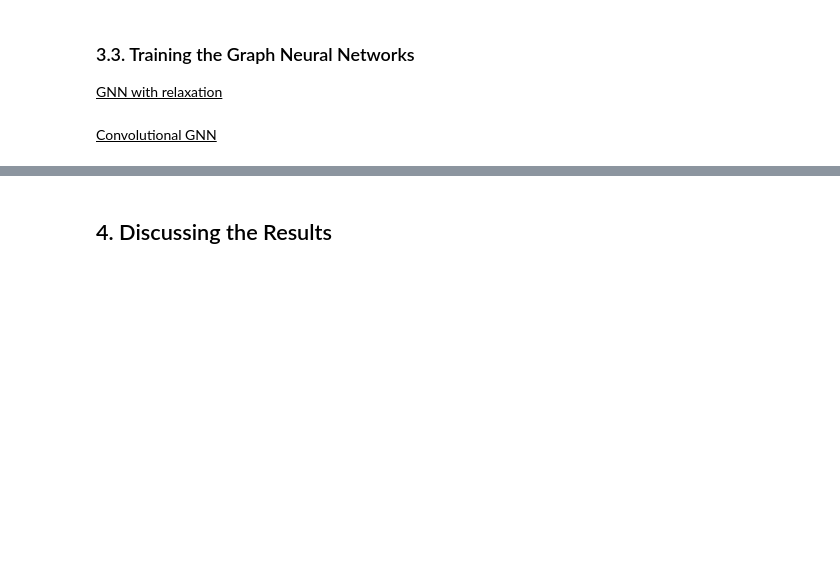
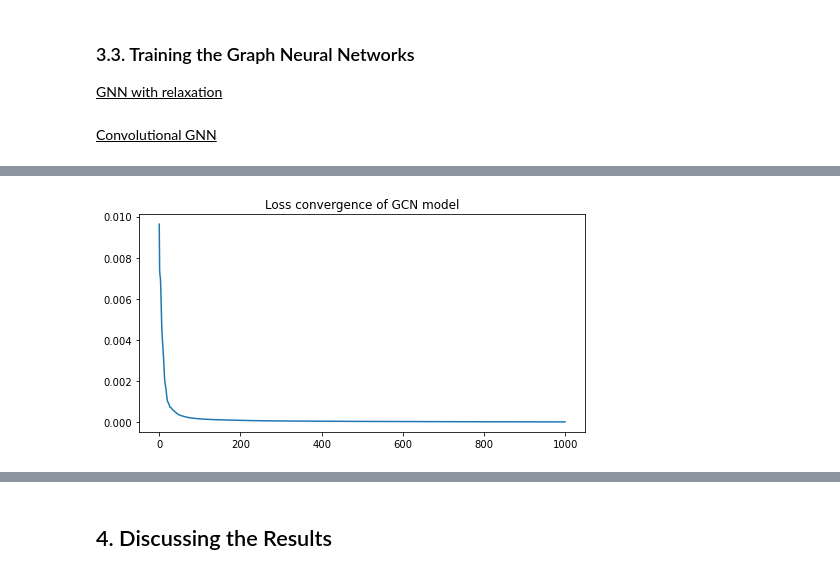
Before and after one commit to qlero/page_rank_GNN, a Jupyter notebook: page_rank_gnn.ipynb, the cells around one changed output, grey strips where cells are left out. Cells and saved outputs as stored; diff of their text form; code cells hidden in the pictures; blank space fills up the shorter version.

```diff
--- a/page_rank_gnn.ipynb
+++ b/page_rank_gnn.ipynb
@@ -364,9 +394,14 @@ print(len(graphs.nodes), len(graphs.edges))
 <u>GNN with relaxation</u>
 # %% [markdown]
 <u>Convolutional GNN</u>
+# %%
+ConvGNN_model = PageRankModelingWithGNN(graph_small, 64, 1000, "GCN")
 # %% [markdown]
 ### 3.3. Training the Graph Neural Networks
 
 <u>GNN with relaxation</u>
 # %% [markdown]
 <u>Convolutional GNN</u>
+# %%
+ConvGNN_model.train()
+# %% [output]
@@ -372,0 +425 @@ print(len(graphs.nodes), len(graphs.edges))
+[figure, added]
```
Also changed, not shown: parts of 68 cells of this notebook, 19 other files.
